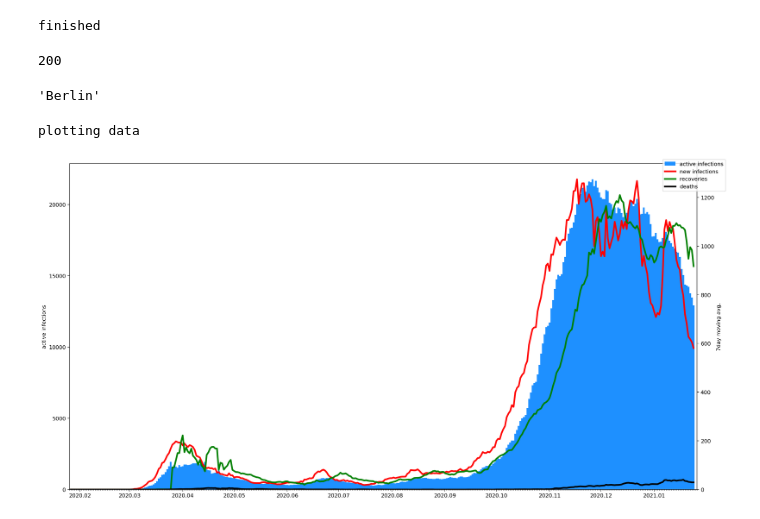
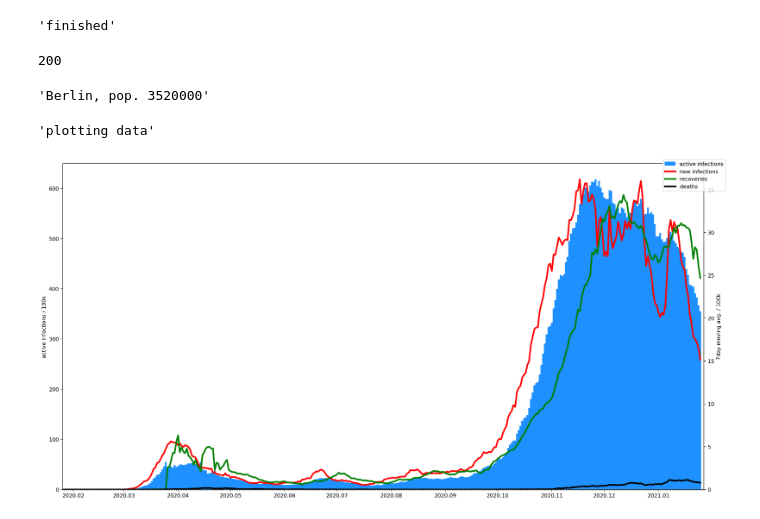
Before and after one commit to dani-corie/covid_chart, a Jupyter notebook: covid.ipynb, the cells around one changed output. Saved outputs shown, nothing was run; the diff lists cells and outputs as text; code cells hidden in the pictures.

```diff
--- a/covid.ipynb
+++ b/covid.ipynb
@@ -8,9 +8,9 @@ import matplotlib.pyplot as plt
 import matplotlib.dates as mdate
 %matplotlib inline
 
-print("finished")
+"finished"
 # %% [output]
-finished
+'finished'
 # %%
 url = "https://interaktiv.morgenpost.de/data/corona/history.compact.json"
 
@@ -28,16 +28,18 @@ r.status
 #region_id = "hu"
 #region_id = "de"
 region_id = "de.be"
+
 ma_period = 7
 
 region = next(filter(lambda e: e[0] == region_id, data))
 datasize = len(region[10])
+population_100k = region[6] / 100000.0
 
 # Select and sanitize data
 # current day data is usually wonky so we drop it
-infections = np.array(region[10])[:-1]
-recoveries = np.array(region[11])[:-1]
-deaths = np.array(region[12])[:-1]
+infections = np.array(region[10])[:-1] / population_100k
+recoveries = np.array(region[11])[:-1] / population_100k
+deaths = np.array(region[12])[:-1] / population_100k
 
 # Rolling sum
 increments = infections - recoveries - deaths
@@ -61,31 +63,31 @@ month_formatter = mdate.DateFormatter('%Y.%m')
 month_locator = mdate.MonthLocator()
 day_locator = mdate.DayLocator()
 
-region[2]
+region[2] + ", pop. " + str(region[6])
 # %% [output]
-'Berlin'
+'Berlin, pop. 3520000'
 # %%
 fig1, ax1 = plt.subplots(figsize=(18,9), dpi=157)
 
 ax1.xaxis.set_major_locator(month_locator)
 ax1.xaxis.set_major_formatter(month_formatter)
 ax1.xaxis.set_minor_locator(day_locator)
 
 ax1.set_xlim(x[0], today)
 ax1.bar(x, active, color='dodgerblue', label='active infections', width=1, align='center')
-ax1.set_ylabel('active infections')
+ax1.set_ylabel('active infections / 100k')
 
 ax2 = ax1.twinx()
 ax2.plot(x, infections_ma, color='red', label='new infections', linewidth=3)
 ax2.plot(x, recoveries_ma, color='green', label='recoveries', linewidth=3)
 ax2.plot(x, deaths_ma, color='black', label='deaths', linewidth=3)
 ax2.set_ylim(ymin=0)
-ax2.set_ylabel(str(ma_period) + 'day moving avg.')
+ax2.set_ylabel(str(ma_period) + 'day moving avg. / 100k')
 
 fig1.tight_layout()
 fig1.legend()
 
-print("plotting data")
+"plotting data"
 # %% [output]
-plotting data
+'plotting data'
-[figure, old version]
+[figure, new version]
```
